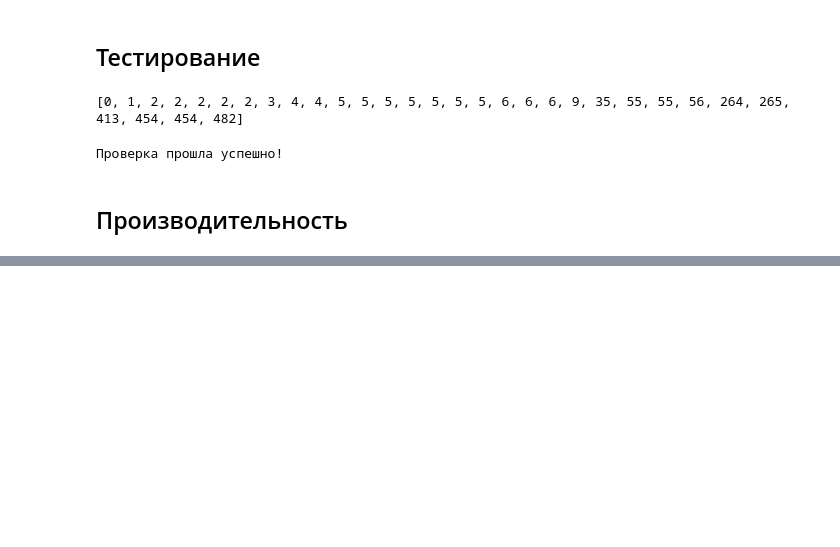
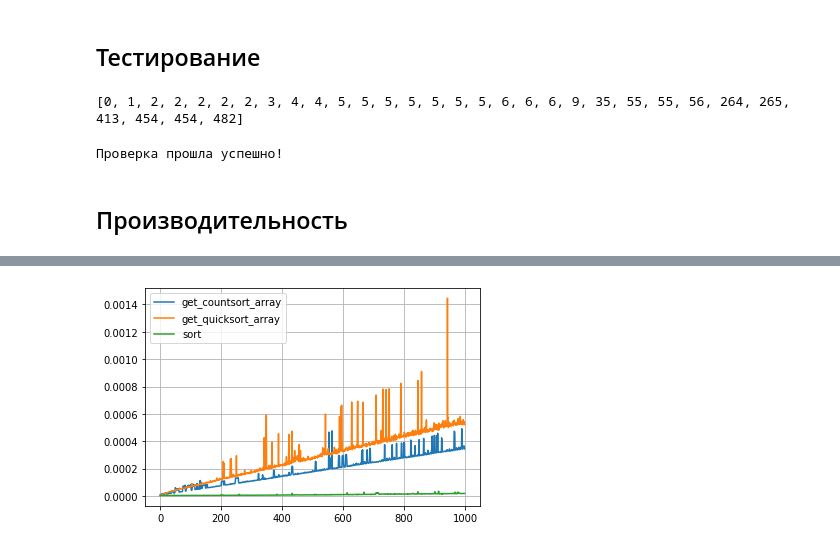
Before and after one commit to SuperStagerX/algorithms-methods-stepik, a Jupyter notebook: Homework/5_Others/sort_without_comparision.ipynb, the cells around one changed output, grey strips where cells are left out. Drawn from its saved outputs; the diff is of its cells as text; code cells hidden in the pictures; blank space fills up the shorter version.

```diff
--- a/Homework/5_Others/sort_without_comparision.ipynb
+++ b/Homework/5_Others/sort_without_comparision.ipynb
@@ -9,7 +14,7 @@ from timing import timed, compare
 ## Задача
 Первая строка содержит число $1 \le n \le 10^4$, вторая — $n$ натуральных чисел, не превышающих 10. Выведите упорядоченную по неубыванию последовательность этих чисел.
 # %%
-def count_sort(ar):
+def get_countsort_array(ar):
     lenght = max(ar) + 1
     counters = [0] * lenght
     for a in ar:
@@ -44,9 +50,3 @@ except:
 Проверка прошла успешно!
 # %% [markdown]
 ## Производительность
-# %%
-low, high, max_size = 1, 1000, 1000
-arrs = []
-for size in range(1, max_size):
-        arrs.append(np.random.randint(low, high, size).tolist())
-compare((count_sort, np.sort), arrs)
@@ -54,0 +59,17 @@ compare((count_sort, np.sort), arrs)
+# %%
+def get_quicksort_array(nums):
+   if len(nums) <= 1:
+       return nums
+   else:
+       q = random.choice(nums)
+       s_nums = []
+       m_nums = []
+       e_nums = []
+       for n in nums:
+           if n < q:
+               s_nums.append(n)
+           elif n > q:
+               m_nums.append(n)
+           else:
+               e_nums.append(n)
+       return get_quicksort_array(s_nums) + e_nums + get_quicksort_array(m_nums)
@@ -54,0 +85,11 @@ compare((count_sort, np.sort), arrs)
+# %%
+def compare_wrapper(low, high, max_size):
+    array_for_sort = np.random.randint(low, high, max_size)
+    arrays_list_for_sort = []
+    for size in range(1, max_size):
+            arrays_list_for_sort.append(array_for_sort[:size])
+    compare((get_countsort_array, get_quicksort_array, np.sort), arrays_list_for_sort, unpack_array=False)
+# %%
+compare_wrapper(low=1, high=10, max_size=1000)
+# %% [output]
+[figure, added]
```
Also changed, not shown: parts of 10 cells of this notebook, 17 other files.
